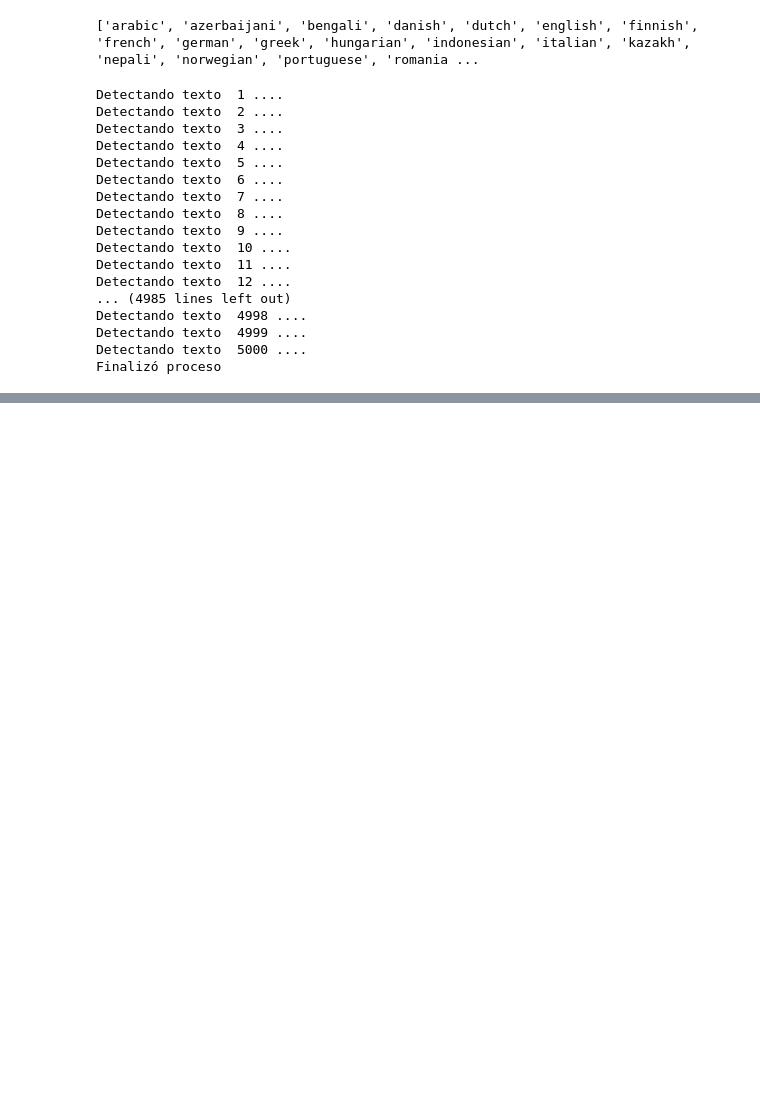
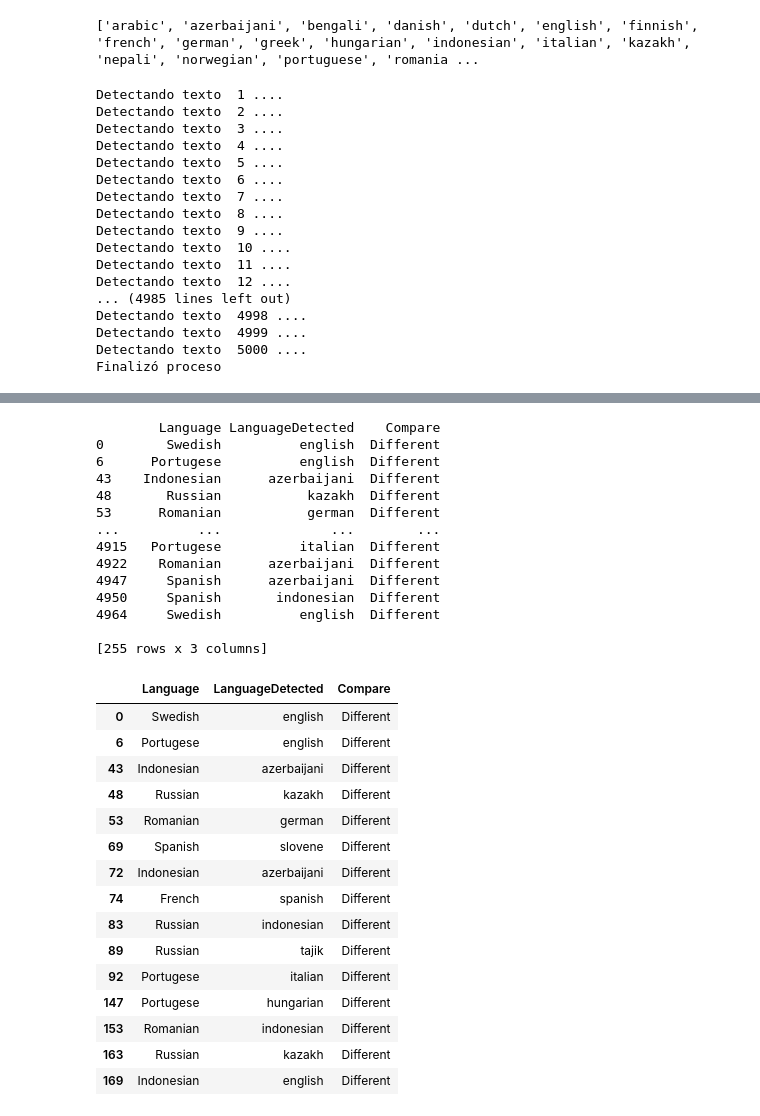
Before and after one commit to celopez74/LanguageDetectionNLTK, a Jupyter notebook: LanguageDetectionNLTK.ipynb, the cells around one changed output, grey strips where cells are left out. Drawn from its saved outputs; the diff is of its cells as text; code cells hidden in the pictures; blank space fills up the shorter version.

```diff
--- a/LanguageDetectionNLTK.ipynb
+++ b/LanguageDetectionNLTK.ipynb
@@ -106,0 +207,42 @@ Finalizó proceso
+# %%
+import pandas as pd
+import numpy as np
+results  = pd.read_csv('D:\TFM\dataset_multilanguage_result_ntlk_2.csv')
+results.loc[results["LanguageDetected"] == "portuguese", "LanguageDetected"] = "portugese"
+results['Compare'] = np.select([results ['Language'].str.lower() != results ['LanguageDetected']], ['Different'], 'Same ')
+results = results.drop(['Text'], axis=1)
+countT = results.groupby(['Language','Compare']).size().reset_index(name="count")
+results = results[results.Compare == 'Different']
+print(results)
+results.head(15)
+# %% [output]
+        Language LanguageDetected    Compare
+0        Swedish          english  Different
+6      Portugese          english  Different
+43    Indonesian      azerbaijani  Different
+48       Russian           kazakh  Different
+53      Romanian           german  Different
+...          ...              ...        ...
+4915   Portugese          italian  Different
+4922    Romanian      azerbaijani  Different
+4947     Spanish      azerbaijani  Different
+4950     Spanish       indonesian  Different
+4964     Swedish          english  Different
+
+[255 rows x 3 columns]
+|  | Language | LanguageDetected | Compare |
+| 0 | Swedish | english | Different |
+| 6 | Portugese | english | Different |
+| 43 | Indonesian | azerbaijani | Different |
+| 48 | Russian | kazakh | Different |
+| 53 | Romanian | german | Different |
+| 69 | Spanish | slovene | Different |
+| 72 | Indonesian | azerbaijani | Different |
+| 74 | French | spanish | Different |
+| 83 | Russian | indonesian | Different |
+| 89 | Russian | tajik | Different |
+| 92 | Portugese | italian | Different |
+| 147 | Portugese | hungarian | Different |
+| 153 | Romanian | indonesian | Different |
+| 163 | Russian | kazakh | Different |
+| 169 | Indonesian | english | Different |
```
Also changed, not shown: parts of 7 cells of this notebook.
